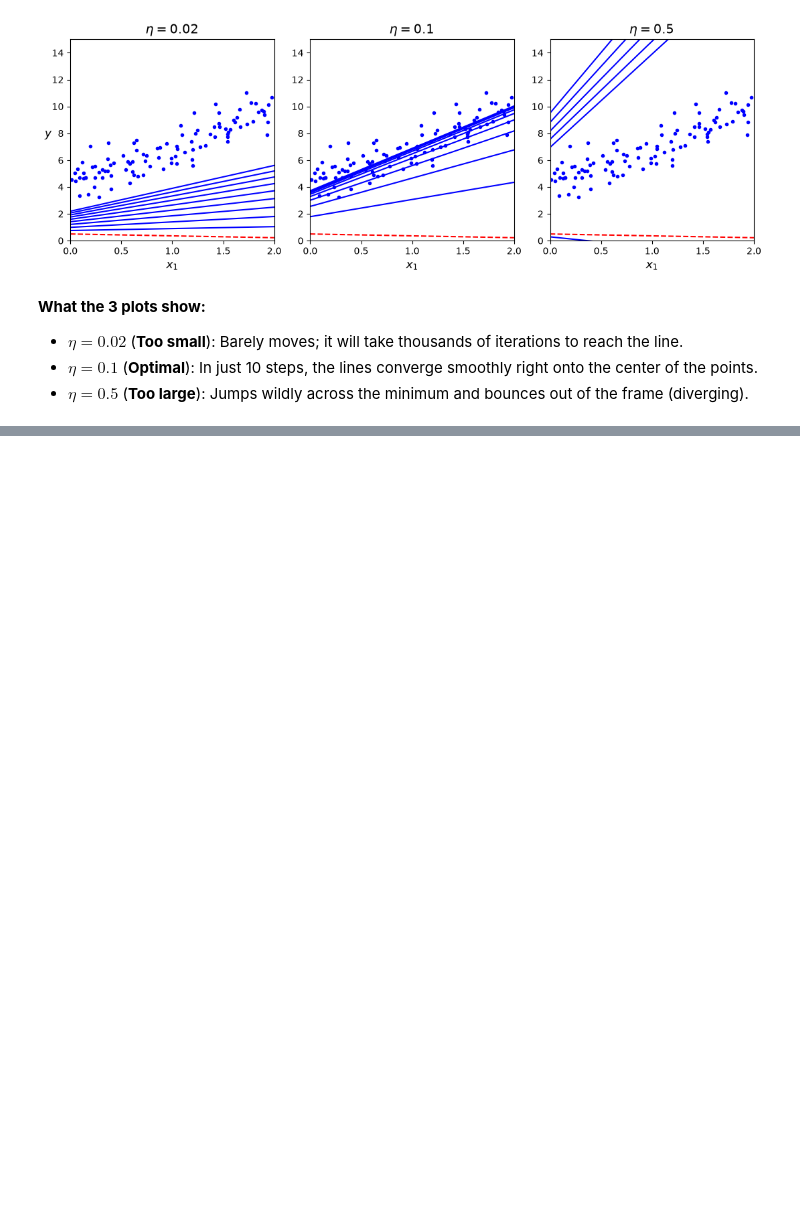
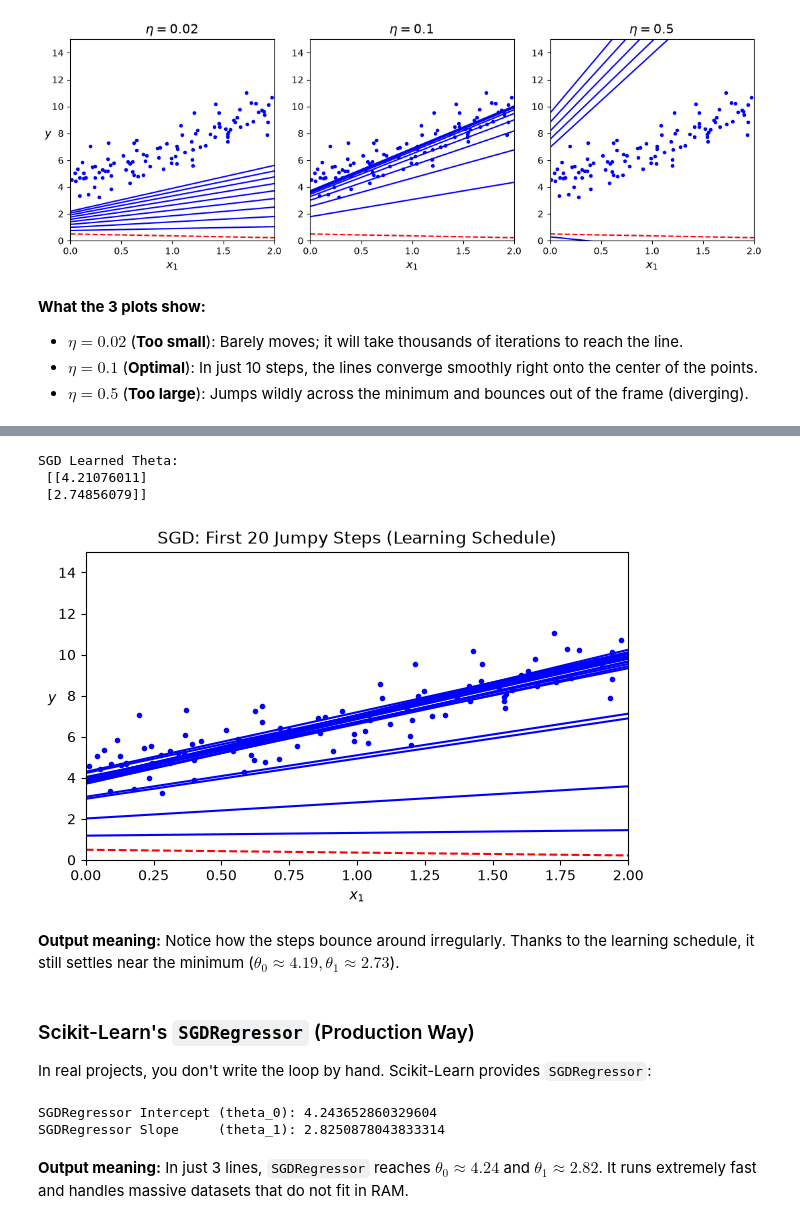
Before and after one commit to Hamshary99/mohamed-ai-learning, a Jupyter notebook: week1/day2/notebooks/Ch4_practice.ipynb, the cells around one changed output, grey strips where cells are left out. Drawn from its saved outputs; the diff is of its cells as text; code cells hidden in the pictures; blank space fills up the shorter version.

Commit message:
fix(ch4): fix SGD indentation and add clean SGD loop and SGDRegressor examples

```diff
--- a/week1/day2/notebooks/Ch4_practice.ipynb
+++ b/week1/day2/notebooks/Ch4_practice.ipynb
@@ -181,0 +188,60 @@ plt.show()
+# %%
+n_epochs = 50
+t0, t1 = 5, 50  # learning schedule hyperparameters
+m = len(X_b)
+
+def learning_schedule(t):
+    return t0 / (t + t1)
+
+np.random.seed(42)
+theta = np.random.randn(2, 1)  # random start
+
+plt.figure(figsize=(7, 4))
+plt.plot(X, y, "b.")
+
+for epoch in range(n_epochs):
+    for i in range(m):
+        # Plot the first 20 steps to see the jumpy path
+        if epoch == 0 and i < 20:
+            y_predict = X_new_b @ theta
+            style = "b-" if i > 0 else "r--"
+            plt.plot(X_new, y_predict, style)
+
+        random_index = np.random.randint(m)
+        xi = X_b[random_index:random_index+1]
+        yi = y[random_index:random_index+1]
+        gradients = 2 * xi.T @ (xi @ theta - yi)
+        eta = learning_schedule(epoch * m + i)
+        theta = theta - eta * gradients
+
+print("SGD Learned Theta:\n", theta)
+plt.xlabel("$x_1$")
+plt.ylabel("$y$", rotation=0)
+plt.axis([0, 2, 0, 15])
+plt.title("SGD: First 20 Jumpy Steps (Learning Schedule)")
+plt.show()
+# %% [output]
+SGD Learned Theta:
+ [[4.21076011]
+ [2.74856079]]
+[figure, added]
+# %% [markdown]
+**Output meaning:** Notice how the steps bounce around irregularly. Thanks to the learning schedule, it still settles near the minimum ($\theta_0 \approx 4.19, \theta_1 \approx 2.73$).
+# %% [markdown]
+### Scikit-Learn's `SGDRegressor` (Production Way)
+
+In real projects, you don't write the loop by hand. Scikit-Learn provides `SGDRegressor`:
+# %%
+from sklearn.linear_model import SGDRegressor
+
+# max_iter=1000 epochs, lr eta0=0.1, no regularization penalty
+sgd_reg = SGDRegressor(max_iter=1000, tol=1e-3, penalty=None, eta0=0.1, random_state=42)
+sgd_reg.fit(X, y.ravel())
+
+print("SGDRegressor Intercept (theta_0):", sgd_reg.intercept_[0])
+print("SGDRegressor Slope     (theta_1):", sgd_reg.coef_[0])
+# %% [output]
+SGDRegressor Intercept (theta_0): 4.243652860329604
+SGDRegressor Slope     (theta_1): 2.8250878043833314
+# %% [markdown]
+**Output meaning:** In just 3 lines, `SGDRegressor` reaches $\theta_0 \approx 4.24$ and $\theta_1 \approx 2.82$. It runs extremely fast and handles massive datasets that do not fit in RAM.
```
Also changed, not shown: parts of 1 cell of this notebook, 1 other file.
